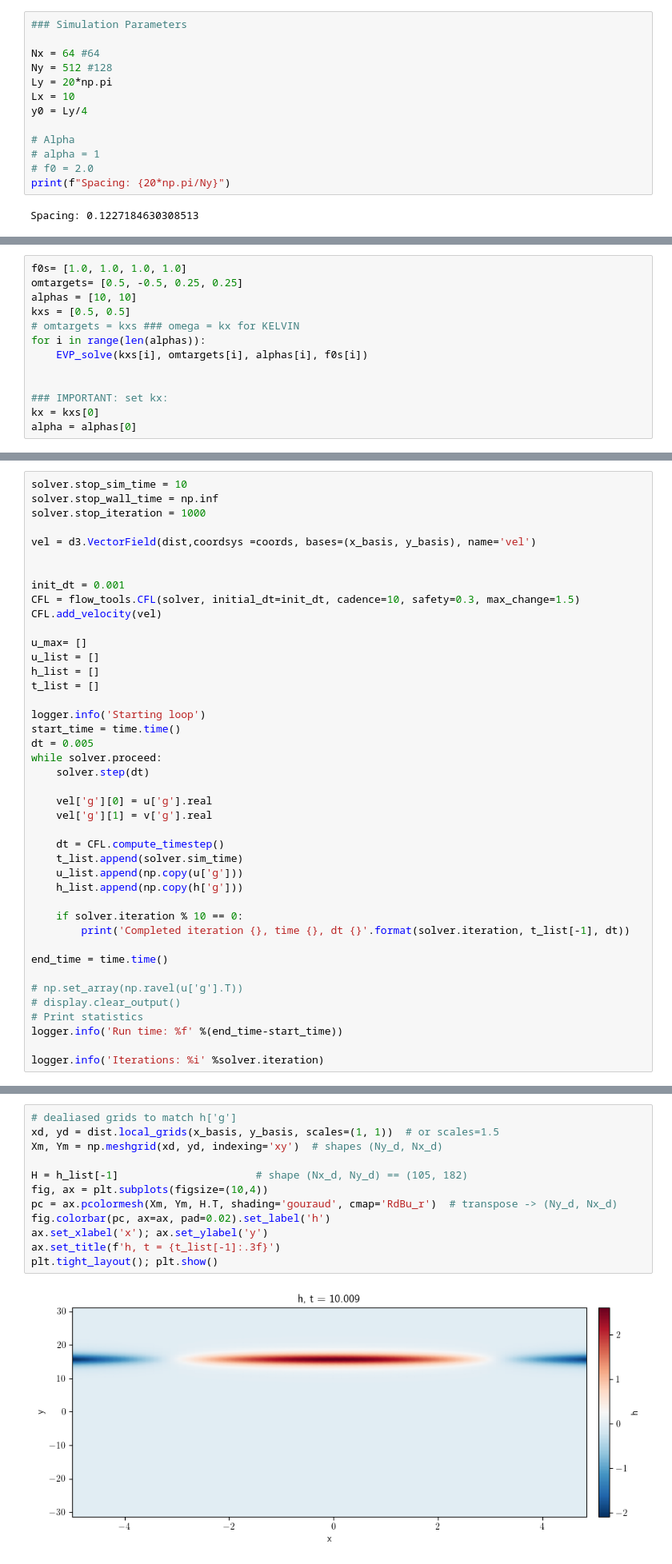
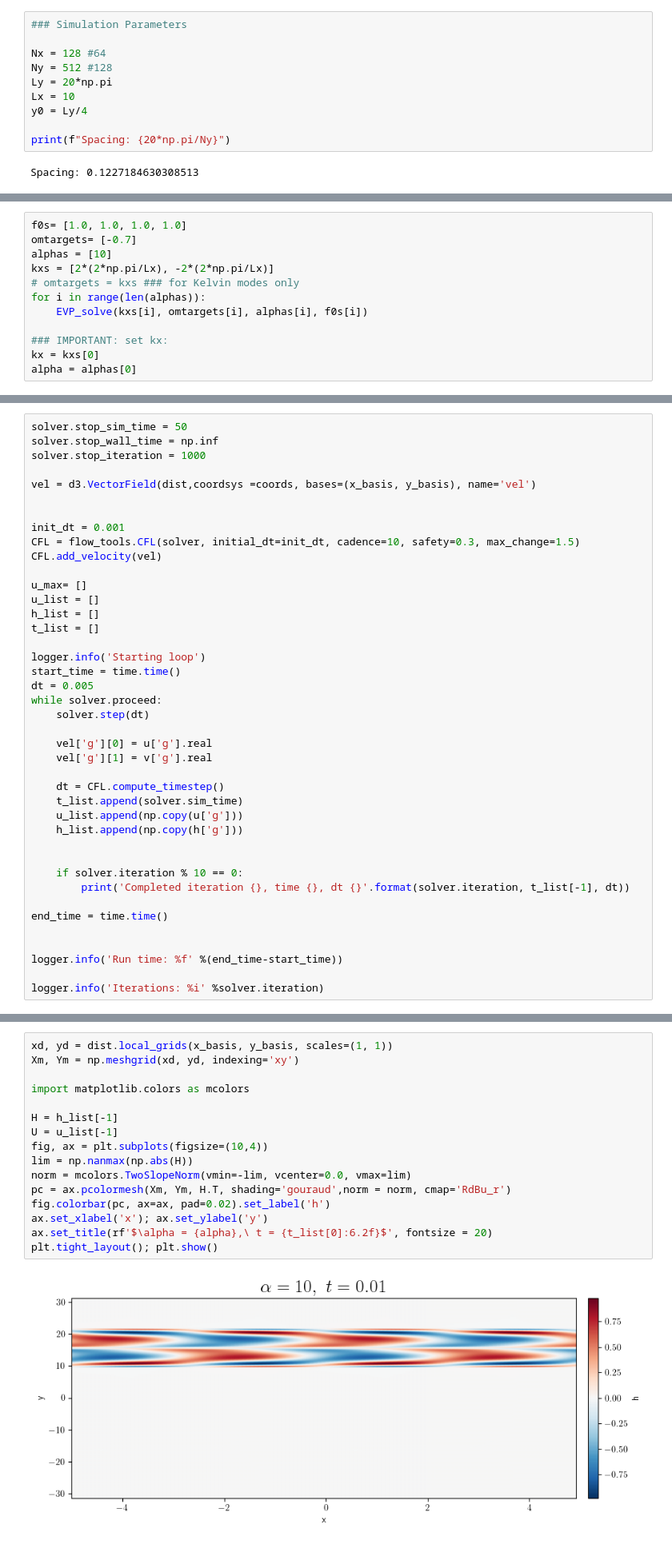
Before and after one commit to leopidolite/dedalus, a Jupyter notebook: SWE_IVP_.ipynb, the cells around one changed output, grey strips where cells are left out. Shown at 80% size. Saved outputs shown, nothing was run; the diff lists cells and outputs as text.

```diff
--- a/SWE_IVP_.ipynb
+++ b/SWE_IVP_.ipynb
@@ -28,15 +28,12 @@ Current verison of Python is 3.12.11 | packaged by conda-forge | (main, Jun  4 2
 # %%
 ### Simulation Parameters
 
-Nx = 64 #64
+Nx = 128 #64
 Ny = 512 #128
 Ly = 20*np.pi
 Lx = 10
 y0 = Ly/4
 
-# Alpha
-# alpha = 1
-# f0 = 2.0
 print(f"Spacing: {20*np.pi/Ny}")
 # %% [output]
 Spacing: 0.1227184630308513
@@ -145,13 +149,12 @@ def EVP_solve(k_x, target_omega, alph, f0):
     v_gs.append(np.real(v_g))
 # %%
 f0s= [1.0, 1.0, 1.0, 1.0]
-omtargets= [0.5, -0.5, 0.25, 0.25]
-alphas = [10, 10]
-kxs = [0.5, 0.5]
-# omtargets = kxs ### omega = kx for KELVIN
+omtargets= [-0.7]
+alphas = [10]
+kxs = [2*(2*np.pi/Lx), -2*(2*np.pi/Lx)]
+# omtargets = kxs ### for Kelvin modes only
 for i in range(len(alphas)):
     EVP_solve(kxs[i], omtargets[i], alphas[i], f0s[i])
-
 
 ### IMPORTANT: set kx:
 kx = kxs[0]
@@ -337,5 +258,5 @@ solver = problem.build_solver('RK222')
 # %%
-solver.stop_sim_time = 10
+solver.stop_sim_time = 50
 solver.stop_wall_time = np.inf
 solver.stop_iteration = 1000
 
@@ -365,14 +286,13 @@ while solver.proceed:
     u_list.append(np.copy(u['g']))
     h_list.append(np.copy(h['g']))
 
+
     if solver.iteration % 10 == 0:
         print('Completed iteration {}, time {}, dt {}'.format(solver.iteration, t_list[-1], dt))
 
 end_time = time.time()
 
-# np.set_array(np.ravel(u['g'].T))
-# display.clear_output()
-# Print statistics
+
 logger.info('Run time: %f' %(end_time-start_time))
 
 logger.info('Iterations: %i' %solver.iteration)
@@ -401,17 +317,21 @@ Completed iteration 860, time 7.33947924796476, dt 0.008922160558967093
 # %%
-# dealiased grids to match h['g']
-xd, yd = dist.local_grids(x_basis, y_basis, scales=(1, 1))  # or scales=1.5
-Xm, Ym = np.meshgrid(xd, yd, indexing='xy')  # shapes (Ny_d, Nx_d)
+xd, yd = dist.local_grids(x_basis, y_basis, scales=(1, 1))
+Xm, Ym = np.meshgrid(xd, yd, indexing='xy')
 
-H = h_list[-1]                      # shape (Nx_d, Ny_d) == (105, 182)
+import matplotlib.colors as mcolors
+
+H = h_list[-1]
+U = u_list[-1]
 fig, ax = plt.subplots(figsize=(10,4))
-pc = ax.pcolormesh(Xm, Ym, H.T, shading='gouraud', cmap='RdBu_r')  # transpose -> (Ny_d, Nx_d)
+lim = np.nanmax(np.abs(H))
+norm = mcolors.TwoSlopeNorm(vmin=-lim, vcenter=0.0, vmax=lim)
+pc = ax.pcolormesh(Xm, Ym, H.T, shading='gouraud',norm = norm, cmap='RdBu_r')
 fig.colorbar(pc, ax=ax, pad=0.02).set_label('h')
 ax.set_xlabel('x'); ax.set_ylabel('y')
-ax.set_title(f'h, t = {t_list[-1]:.3f}')
+ax.set_title(rf'$\alpha = {alpha},\ t = {t_list[0]:6.2f}$', fontsize = 20)
 plt.tight_layout(); plt.show()
 # %% [output]
-[figure, old version]
+[figure, new version]
 # %%
 from matplotlib import animation
 
```
Also changed, not shown: parts of 16 cells of this notebook.
